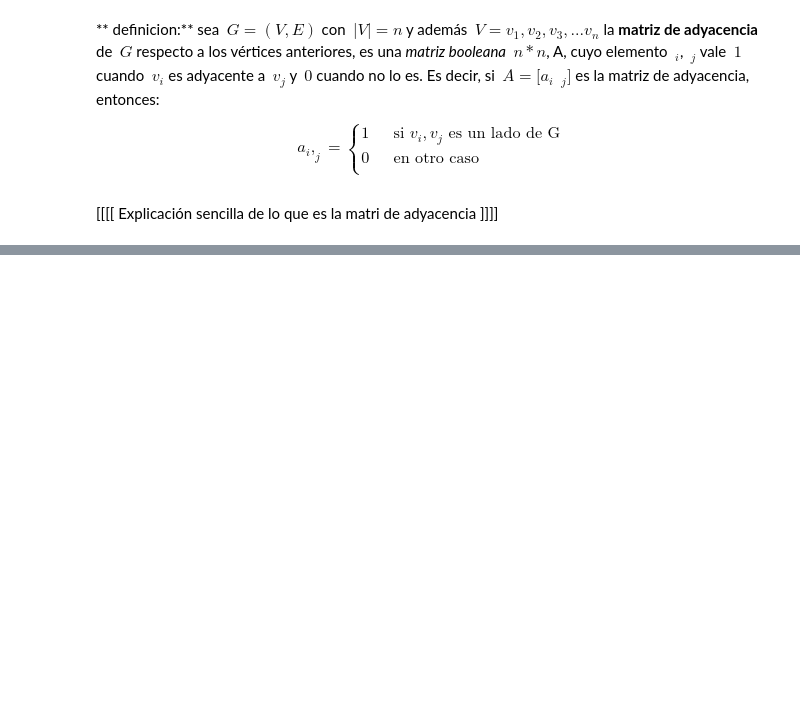
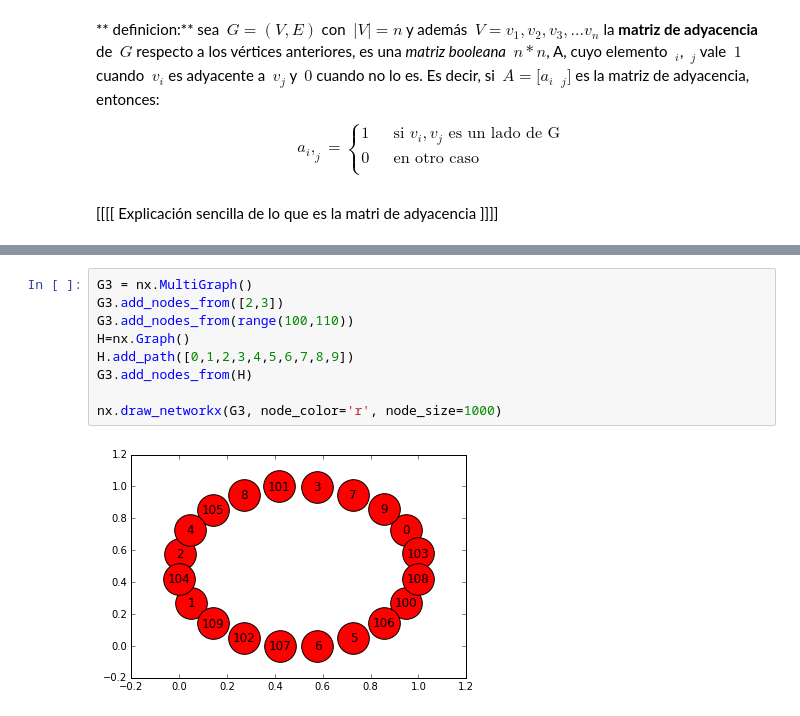
Before and after one commit to newrol/jupyterNotebooks-, a Jupyter notebook: matematicaDiscreta/grafos.ipynb, the cells around one changed output, grey strips where cells are left out. Drawn from its saved outputs; the diff is of its cells as text; blank space fills up the shorter version.

```diff
--- a/matematicaDiscreta/grafos.ipynb
+++ b/matematicaDiscreta/grafos.ipynb
@@ -21,0 +60,11 @@ Existen diversas formas de representar los grafos, cuando tratamos de reprenseta
+# %%
+G3 = nx.MultiGraph()
+G3.add_nodes_from([2,3])
+G3.add_nodes_from(range(100,110))
+H=nx.Graph()
+H.add_path([0,1,2,3,4,5,6,7,8,9])
+G3.add_nodes_from(H)
+
+nx.draw_networkx(G3, node_color='r', node_size=1000)
+# %% [output]
+[figure, added]
```
Also changed, not shown: parts of 5 cells of this notebook.
